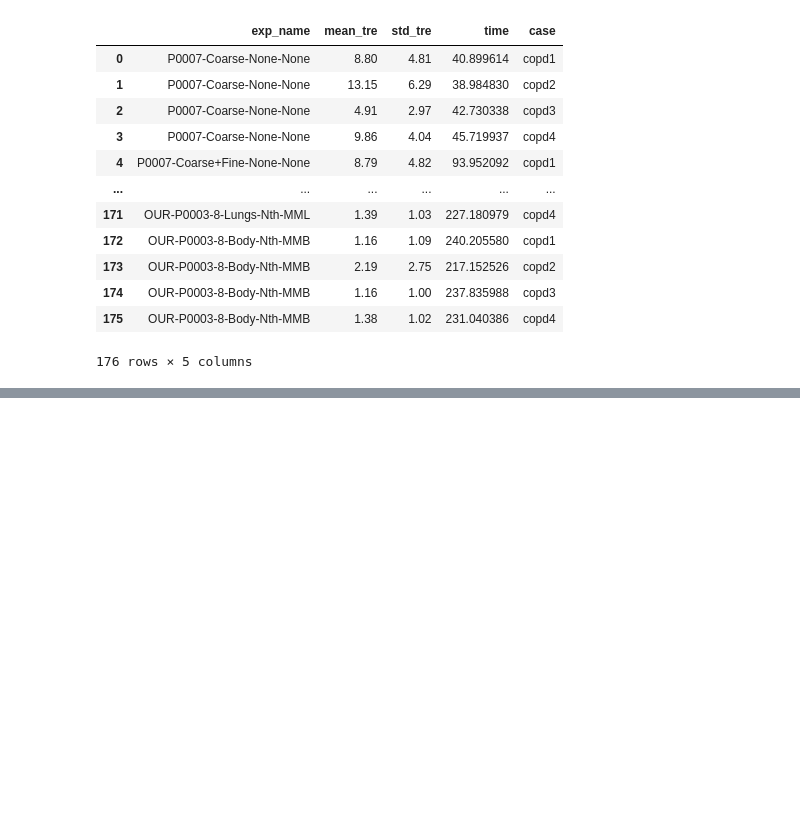
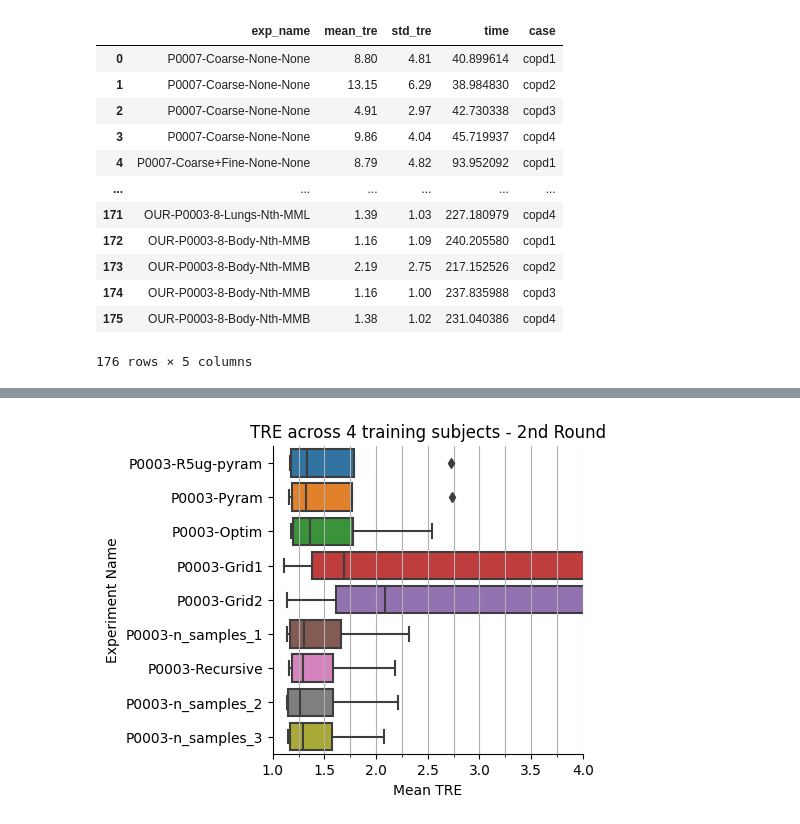
Before and after one commit to joaco18/mira_final_project, a Jupyter notebook: notebooks/develop_elastix.ipynb, the cells around one changed output, grey strips where cells are left out. Cells and saved outputs as stored; diff of their text form; code cells hidden in the pictures; blank space fills up the shorter version.

```diff
--- a/notebooks/develop_elastix.ipynb
+++ b/notebooks/develop_elastix.ipynb
@@ -1997,0 +2128,44 @@ df
+# %%
+from matplotlib.ticker import (MultipleLocator, AutoMinorLocator)
+df_temp = df.loc[df.exp_name.isin([
+    'OUR-P0003-R5ug-pyram-Lungs-None', 'OUR-P0003-pyram-Lungs-None',
+    'OUR-P0003-Optim-Lungs-None', 'OUR-P0003-Grid-Lungs-None',
+    'OUR-P0003-Grid2-Lungs-None', 'OUR-P0003-n_samples_1-Lungs-None',
+    'OUR-P0003-Recursive-Lungs-None',
+    'OUR-P0003-SmoothMetric-Lungs-None',
+    'OUR-P0003-n_samples_3-Lungs-None',
+    ])]
+df_temp = df_temp.replace('OUR-P0003-SmoothMetric-Lungs-None', 'OUR-P0003-n_samples_2-Lungs-None')
+
+code ={
+    'OUR-P0003-R5ug-pyram-Lungs-None': 'P0003-R5ug-pyram',
+    'OUR-P0003-pyram-Lungs-None': 'P0003-Pyram',
+    'OUR-P0003-Optim-Lungs-None': 'P0003-Optim',
+    'OUR-P0003-Grid-Lungs-None': 'P0003-Grid1',
+    'OUR-P0003-Grid2-Lungs-None': 'P0003-Grid2',
+    'OUR-P0003-n_samples_1-Lungs-None': 'P0003-n_samples_1',
+    'OUR-P0003-Recursive-Lungs-None': 'P0003-Recursive',
+    'OUR-P0003-n_samples_2-Lungs-None': 'P0003-n_samples_2',
+    'OUR-P0003-n_samples_3-Lungs-None': 'P0003-n_samples_3',
+}
+df_temp = df_temp.replace(code)
+fg, ax = plt.subplots(1,1, figsize=(4,4))
+# plt.figure(figsize=(3,4))
+# plt.title('TRE across 4 training subjects', fontsize=12)
+ax.set_title('TRE across 4 training subjects - 2nd Round', fontsize=12)
+sns.boxplot(data=df_temp, y="exp_name", x="mean_tre", ax=ax)
+sns.despine()
+# plt.grid(axis='y')
+plt.ylabel('Experiment Name', fontsize=10)
+# plt.xticks(rotation=90)
+plt.xlim([1,4])
+ax.xaxis.set_minor_locator(MultipleLocator(0.25))
+plt.xlabel('Mean TRE', fontsize=10)
+# plt.legend(loc='lower right', title='Models', fontsize=10)
+# plt.xticks(rotation=75)
+# plt.show()
+
+plt.grid(axis='x', which='both')
+plt.savefig(results_path.parent/'second_round_tre.png', bbox_inches='tight')
+# %% [output]
+[figure, added]
```
Also changed, not shown: parts of 15 cells of this notebook.
